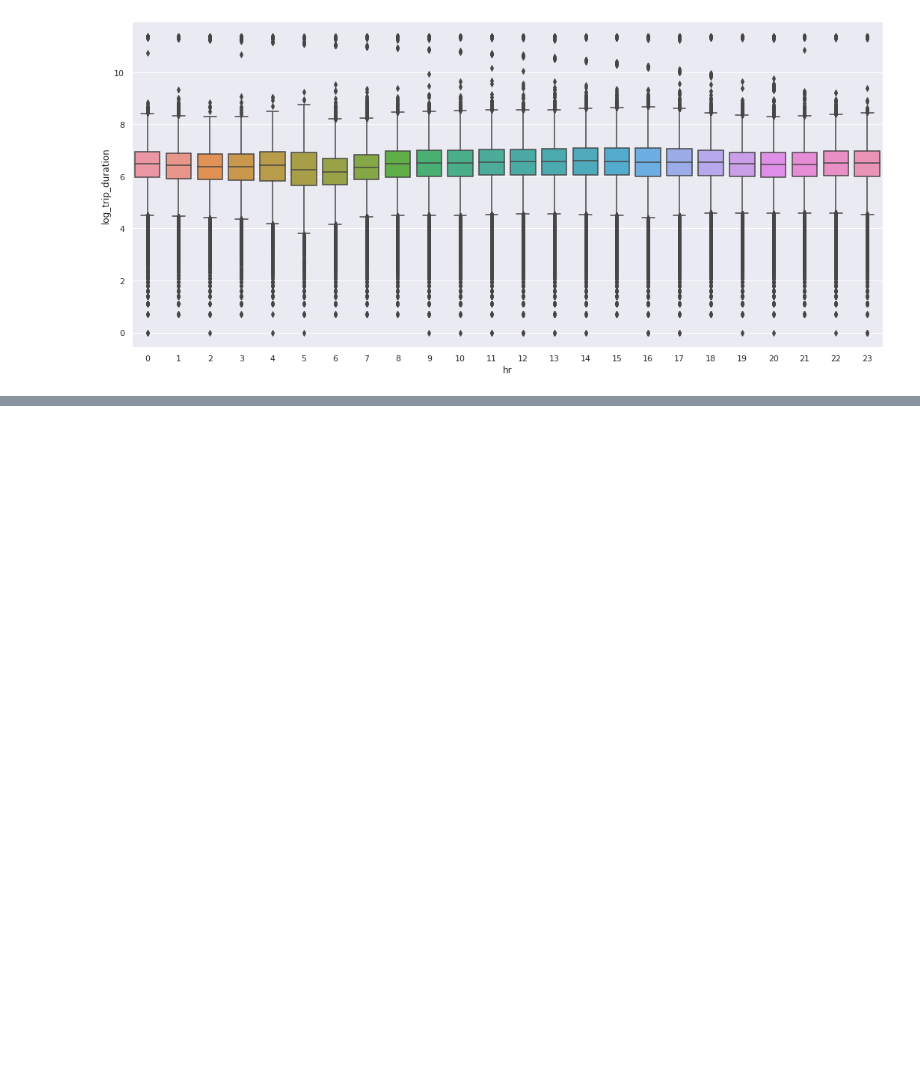
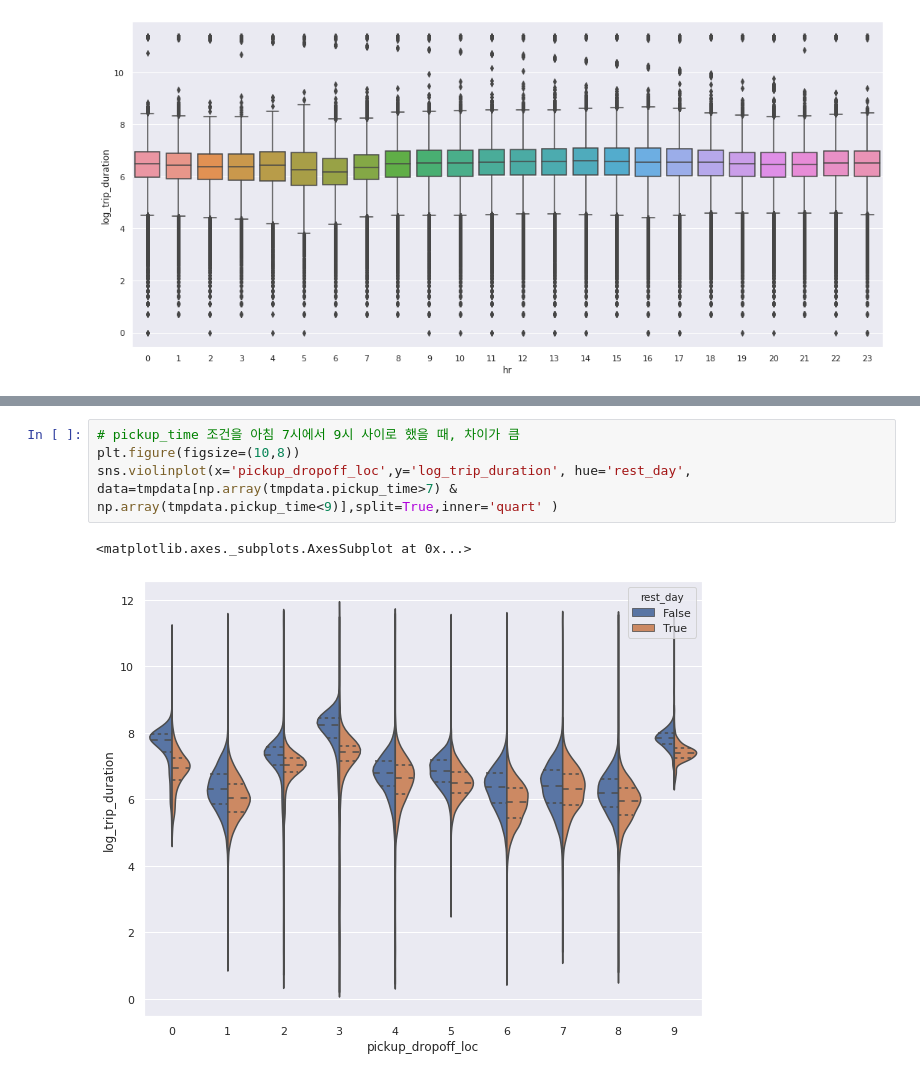
Before and after one commit to suhyun-cho/Dive-to-Kaggle, a Jupyter notebook: NY Taxi Trip Duration/A Practical Guide to NY Taxi Data.ipynb, the cells around one changed output, grey strips where cells are left out. Cells and saved outputs as stored; diff of their text form; blank space fills up the shorter version.

```diff
--- a/NY Taxi Trip Duration/A Practical Guide to NY Taxi Data.ipynb
+++ b/NY Taxi Trip Duration/A Practical Guide to NY Taxi Data.ipynb
@@ -593,0 +627,7 @@ sns.boxplot(x='hr',y='log_trip_duration',data=tmpdata)
+# %%
+# pickup_time 조건을 아침 7시에서 9시 사이로 했을 때, 차이가 큼
+plt.figure(figsize=(10,8))
+sns.violinplot(x='pickup_dropoff_loc',y='log_trip_duration', hue='rest_day', data=tmpdata[np.array(tmpdata.pickup_time>7) & np.array(tmpdata.pickup_time<9)],split=True,inner='quart' )
+# %% [output]
+<matplotlib.axes._subplots.AxesSubplot at 0x...>
+[figure, added]
```
Also changed, not shown: parts of 19 cells of this notebook.
